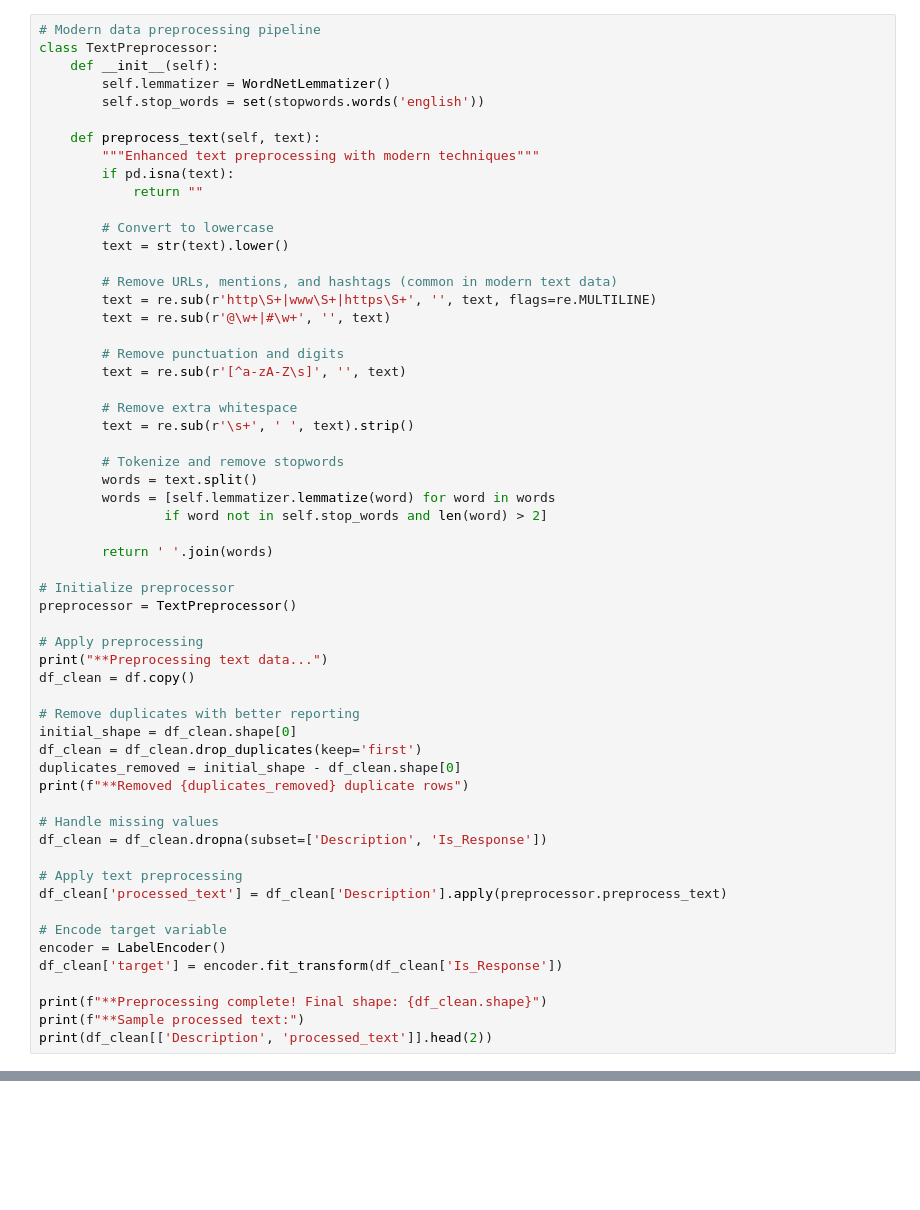
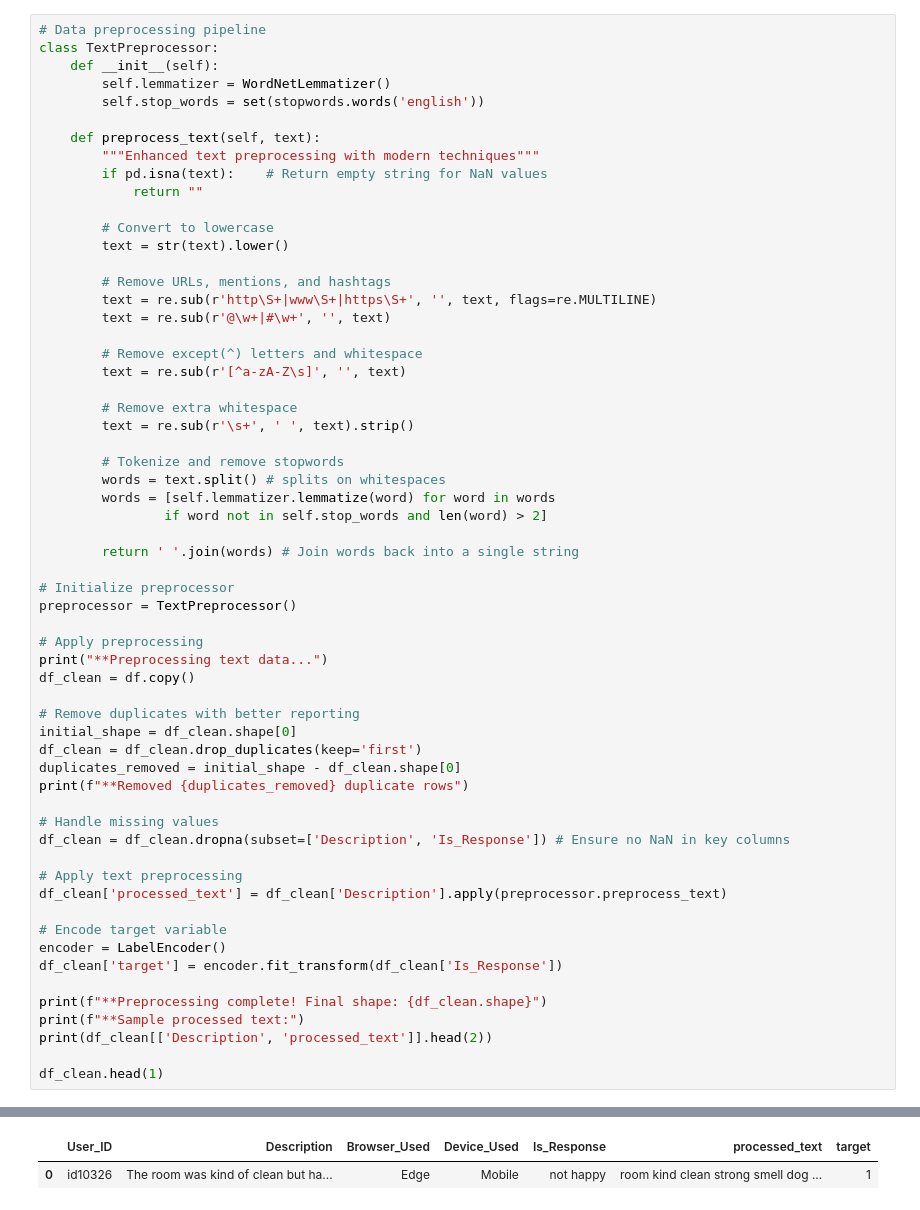
Before and after one commit to akshat-bhat/Sentiment-Analysis, a Jupyter notebook: F1.ipynb, the cells around one changed output, grey strips where cells are left out. Drawn from its saved outputs; the diff is of its cells as text; blank space fills up the shorter version.

Commit message:
Comments added while reverse engineering unlabelled data predicted without answer to crosscheck, have to find a way to spimplify

```diff
--- a/F1.ipynb
+++ b/F1.ipynb
@@ -72,7 +72,7 @@ Name: count, dtype: int64
 | 3 | id10329 | Stayed here with husband and sons... | InternetExplorer | Desktop | happy |
 | 4 | id10330 | My girlfriends and I stayed here ... | Edge | Tablet | not happy |
 # %%
-# Modern data preprocessing pipeline
+# Data preprocessing pipeline
 class TextPreprocessor:
     def __init__(self):
         self.lemmatizer = WordNetLemmatizer()
@@ -80,28 +80,28 @@ class TextPreprocessor:
 
     def preprocess_text(self, text):
         """Enhanced text preprocessing with modern techniques"""
-        if pd.isna(text):
+        if pd.isna(text):    # Return empty string for NaN values
             return ""
 
         # Convert to lowercase
         text = str(text).lower()
 
-        # Remove URLs, mentions, and hashtags (common in modern text data)
+        # Remove URLs, mentions, and hashtags
         text = re.sub(r'http\S+|www\S+|https\S+', '', text, flags=re.MULTILINE)
         text = re.sub(r'@\w+|#\w+', '', text)
 
-        # Remove punctuation and digits
+        # Remove except(^) letters and whitespace
         text = re.sub(r'[^a-zA-Z\s]', '', text)
 
         # Remove extra whitespace
         text = re.sub(r'\s+', ' ', text).strip()
 
         # Tokenize and remove stopwords
-        words = text.split()
+        words = text.split() # splits on whitespaces
         words = [self.lemmatizer.lemmatize(word) for word in words
                 if word not in self.stop_words and len(word) > 2]
 
-        return ' '.join(words)
+        return ' '.join(words) # Join words back into a single string
 
 # Initialize preprocessor
 preprocessor = TextPreprocessor()
@@ -113,32 +113,36 @@ df_clean = df.copy()
 # Remove duplicates with better reporting
 initial_shape = df_clean.shape[0]
 df_clean = df_clean.drop_duplicates(keep='first')
 duplicates_removed = initial_shape - df_clean.shape[0]
 print(f"**Removed {duplicates_removed} duplicate rows")
 
 # Handle missing values
-df_clean = df_clean.dropna(subset=['Description', 'Is_Response'])
+df_clean = df_clean.dropna(subset=['Description', 'Is_Response']) # Ensure no NaN in key columns
 
 # Apply text preprocessing
 df_clean['processed_text'] = df_clean['Description'].apply(preprocessor.preprocess_text)
 
 # Encode target variable
 encoder = LabelEncoder()
 df_clean['target'] = encoder.fit_transform(df_clean['Is_Response'])
 
 print(f"**Preprocessing complete! Final shape: {df_clean.shape}")
 print(f"**Sample processed text:")
 print(df_clean[['Description', 'processed_text']].head(2))
+
+df_clean.head(1)
 # %% [output]
 **Preprocessing text data...
 **Removed 0 duplicate rows
 **Preprocessing complete! Final shape: (38932, 7)
 **Sample processed text:
                                          Description  \
 0  The room was kind of clean but had a VERY stro...
 1  I stayed at the Crown Plaza April -- - April -...
 
                                       processed_text
 0  room kind clean strong smell dog generally ave...
 1  stayed crown plaza april april staff friendly ...
+|  | User_ID | Description | Browser_Used | Device_Used | Is_Response | processed_text | target |
+| 0 | id10326 | The room was kind of clean but ha... | Edge | Mobile | not happy | room kind clean strong smell dog ... | 1 |
 # %%
```
Also changed, not shown: parts of 8 cells of this notebook, 3 other files.
